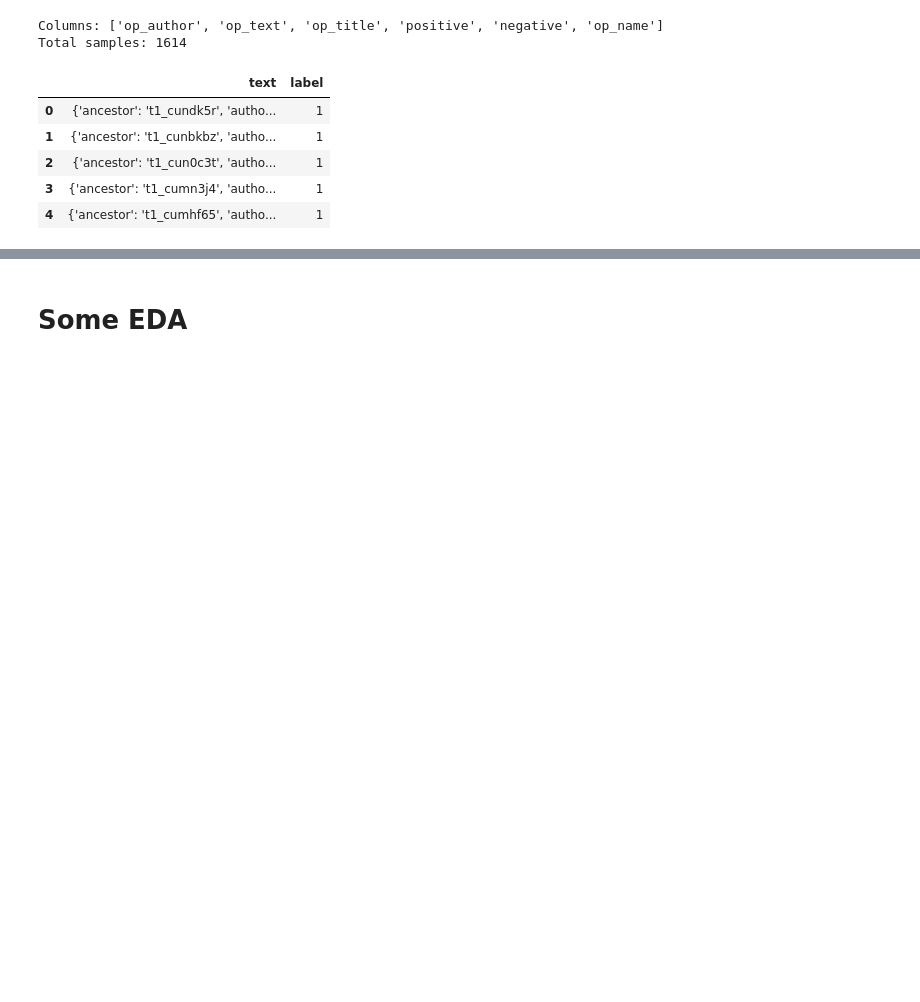
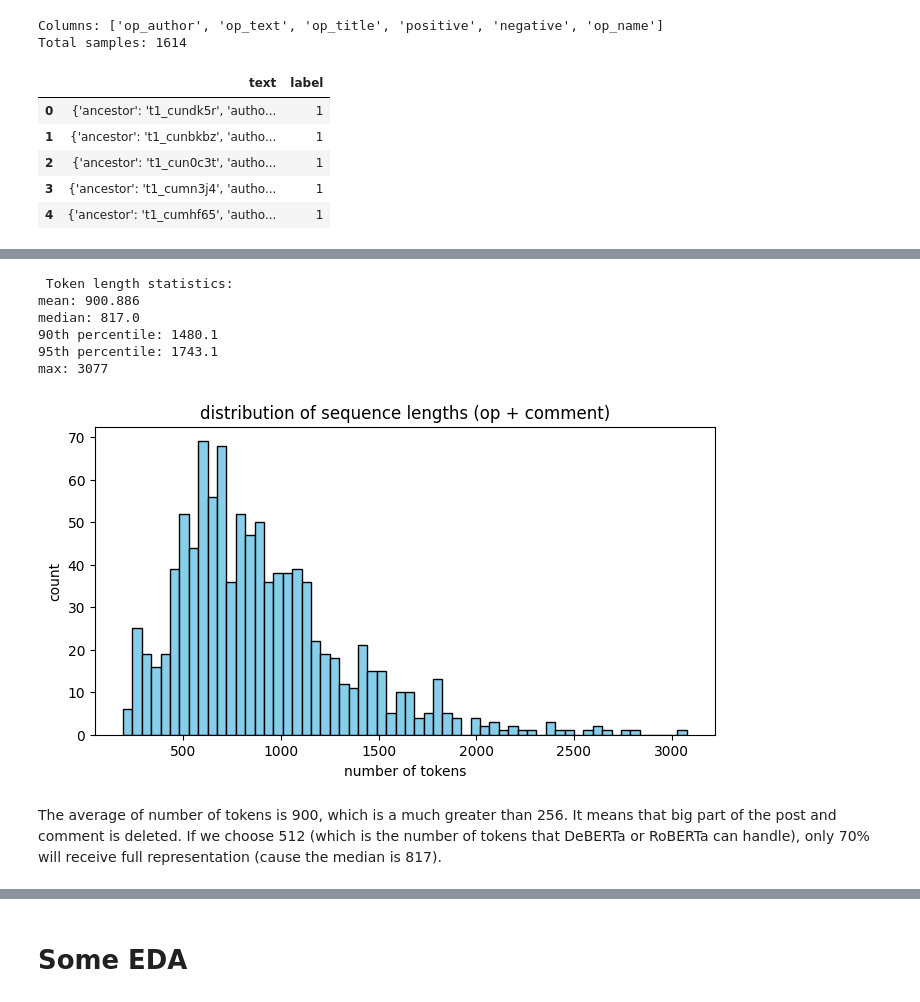
Before and after one commit to Avichay3/final_project_eyal, a Jupyter notebook: final_project_classifier.ipynb, the cells around one changed output, grey strips where cells are left out. Saved outputs shown, nothing was run; the diff lists cells and outputs as text; code cells hidden in the pictures; blank space fills up the shorter version.

```diff
--- a/final_project_classifier.ipynb
+++ b/final_project_classifier.ipynb
@@ -117,0 +180,40 @@ Total pairs: 2142
+# %%
+# check the length sequence
+import numpy as np
+import matplotlib.pyplot as plt
+from tqdm import tqdm
+
+def measure_token_lengths(df, tokenizer):
+    lengths = []
+    for op, cm in tqdm(zip(df["op_text"], df["cm_text"]), total=len(df)):
+        enc = tokenizer(op, cm, truncation=False, add_special_tokens=True)
+        lengths.append(len(enc["input_ids"]))
+    return np.array(lengths)
+
+lens = measure_token_lengths(combined_df.sample(1000, random_state=42), tokenizer)
+
+print("\n Token length statistics:")
+print("mean:", np.mean(lens))
+print("median:", np.median(lens))
+print("90th percentile:", np.percentile(lens, 90))
+print("95th percentile:", np.percentile(lens, 95))
+print("max:", np.max(lens))
+
+plt.figure(figsize=(8,4))
+plt.hist(lens, bins=60, color="skyblue", edgecolor="black")
+plt.title("distribution of sequence lengths (op + comment)")
+plt.xlabel("number of tokens")
+plt.ylabel("count")
+plt.show()
+# %% [output]
+ Token length statistics:
+mean: 900.886
+median: 817.0
+90th percentile: 1480.1
+95th percentile: 1743.1
+max: 3077
+[figure, added]
+# %% [markdown]
+The average of number of tokens is 900, which is a much greater than 256.
+It means that big part of the post and comment is deleted.
+If we choose 512 (which is the number of tokens that DeBERTa or RoBERTa can handle), only 70% will receive full representation (cause the median is 817).
```
Also changed, not shown: parts of 4 cells of this notebook.
